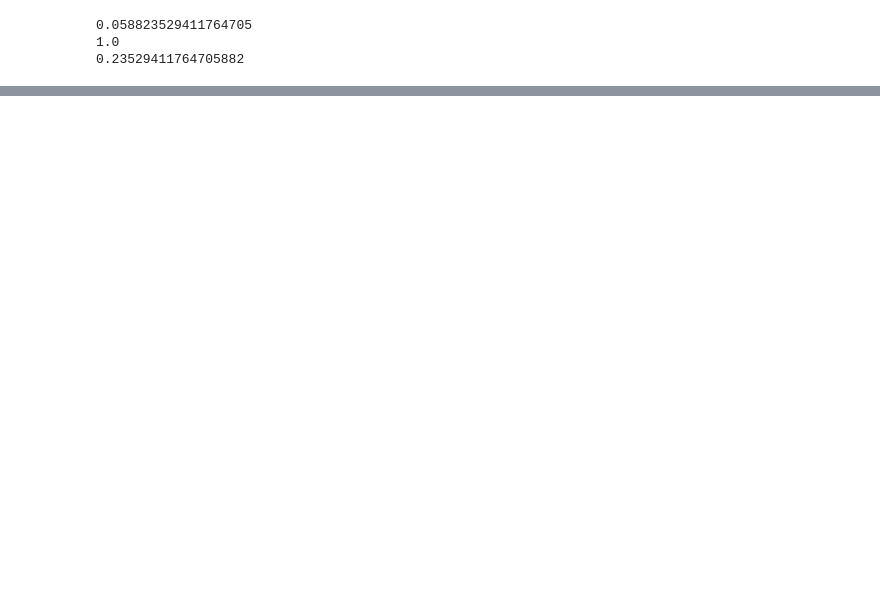
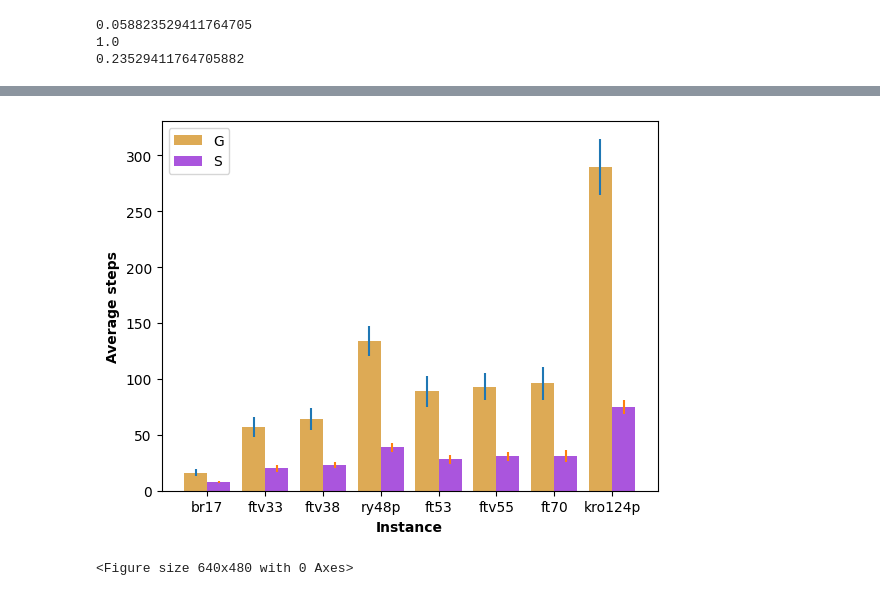
Before and after one commit to WojciechMajewski/BiologicallyInspired, a Jupyter notebook: plot_generation/main_plots.ipynb, the cells around one changed output, grey strips where cells are left out. Drawn from its saved outputs; the diff is of its cells as text; code cells hidden in the pictures; blank space fills up the shorter version.

```diff
--- a/plot_generation/main_plots.ipynb
+++ b/plot_generation/main_plots.ipynb
@@ -117,0 +147,33 @@ plt.show()
+# %%
+dataset = {}
+error = {}
+for algorithm in ["G", "S"]:
+    dataset[algorithm] = [cases[case][algorithm]["avg_steps"] for case in cases.keys()]
+    error[algorithm] = [cases[case][algorithm]["sd_steps"] for case in cases.keys()]
+
+ticks = [i[5:-5] for i in list(cases.keys())] ### instances
+
+barWidth = 0.4
+
+r_list = []
+r_list.append(np.arange(len(dataset["S"])))
+for i in range(len(dataset.keys()) - 1):
+    r_list.append([x + barWidth for x in r_list[-1]])
+
+colors = ["#ddaa55", "#aa55dd"]
+
+for index, key in enumerate(list(dataset.keys())):
+    plt.bar(r_list[index], dataset[key], color = colors[index], width=barWidth, label=key)
+
+    plt.errorbar(r_list[index], dataset[key], error[key], linestyle='None')
+
+plt.xlabel('Instance', fontweight='bold')
+plt.ylabel('Average steps', fontweight='bold')
+plt.xticks([r + 0.5*barWidth for r in range(len(dataset["S"]))], ticks)
+
+plt.legend()
+plt.show()
+plt.savefig('steps.pdf')
+# %% [output]
+[figure, added]
+<Figure size 640x480 with 0 Axes>
```
Also changed, not shown: parts of 8 cells of this notebook, 24 other files.
